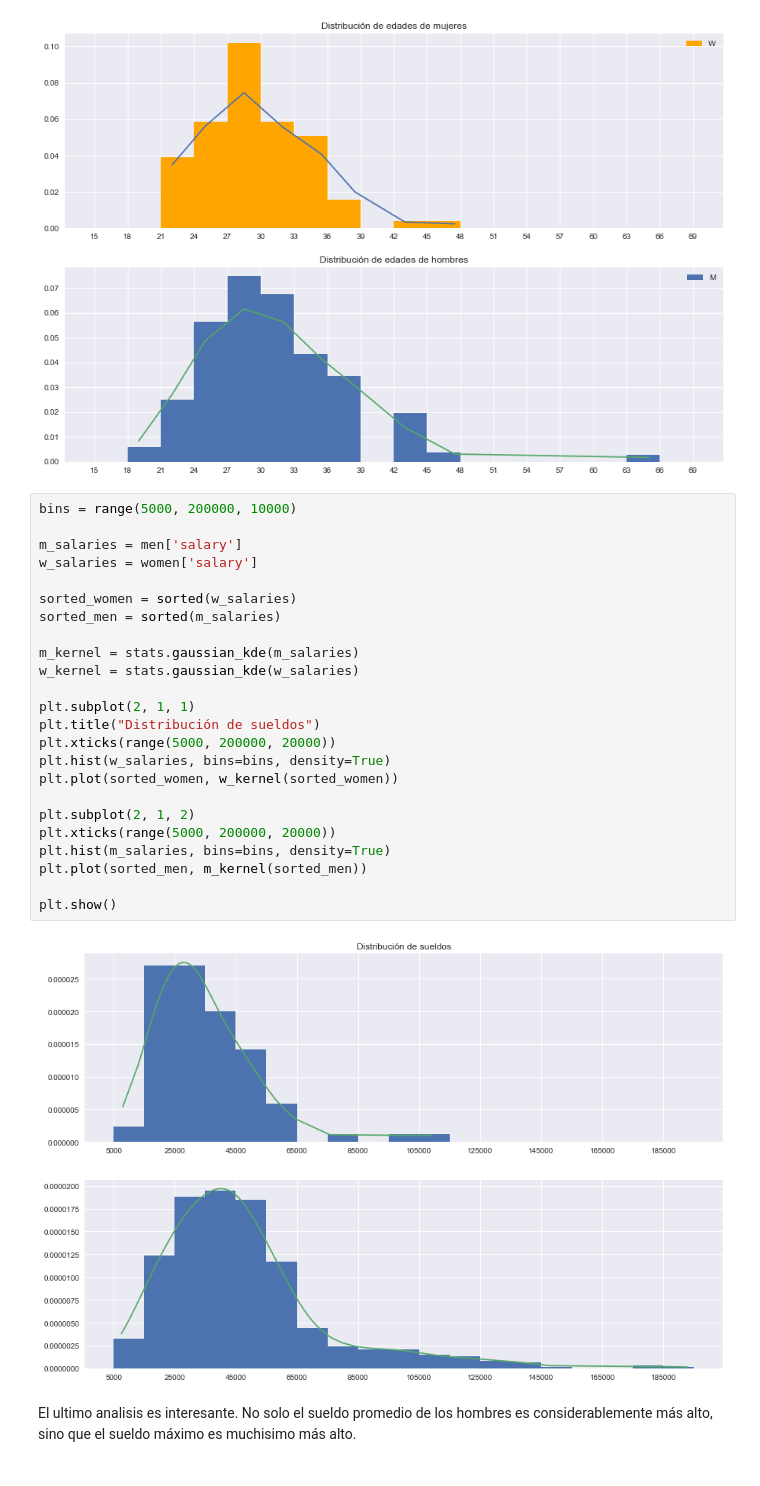
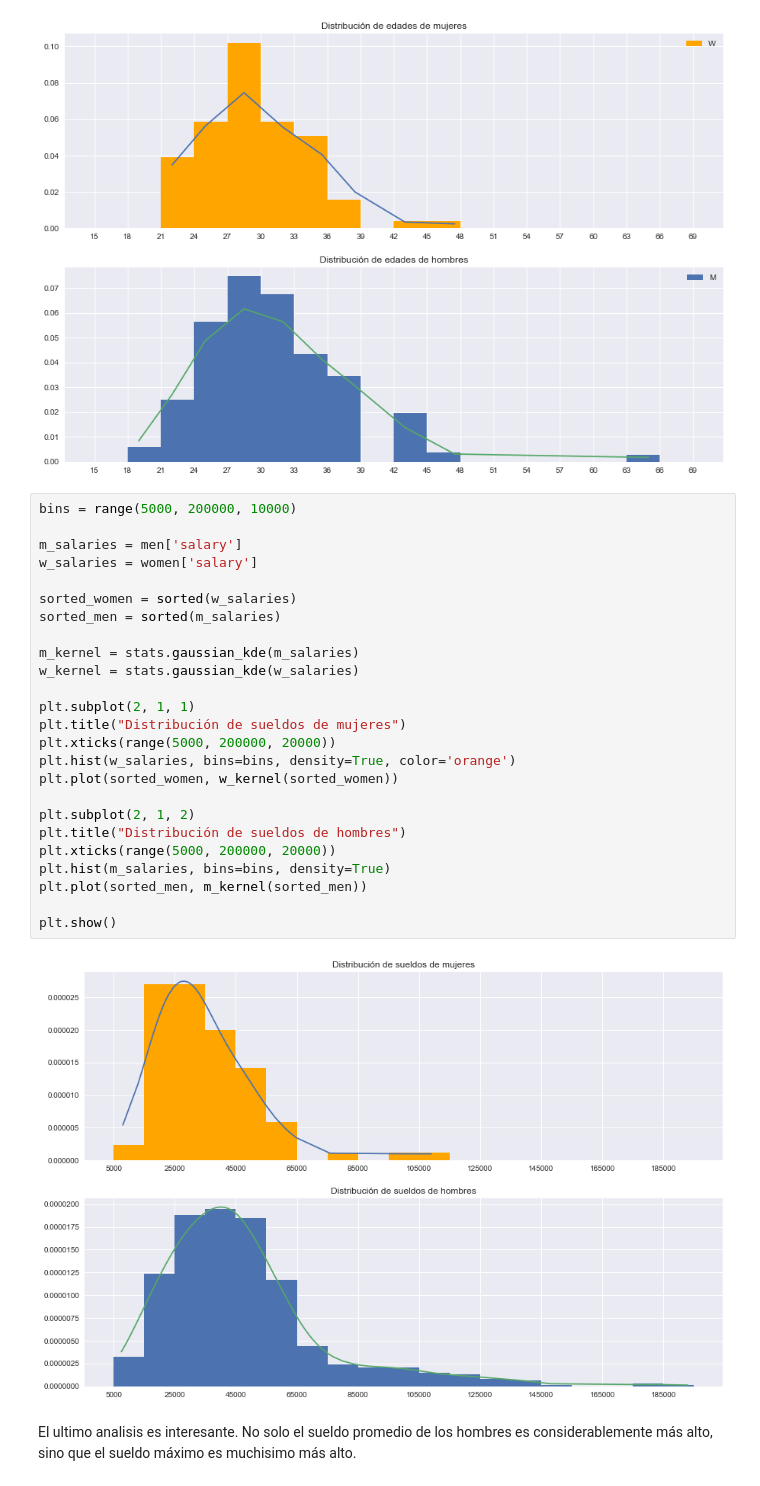
Before and after one commit to AndresOsinski/EncuestaSalarial2018, a Jupyter notebook: Sueldos.ipynb, the cells around one changed output. Saved outputs shown, nothing was run; the diff lists cells and outputs as text.

Commit message:
More graph purtiness

```diff
--- a/Sueldos.ipynb
+++ b/Sueldos.ipynb
@@ -89,29 +89,30 @@ plt.show()
 # %%
 bins = range(5000, 200000, 10000)
 
 m_salaries = men['salary']
 w_salaries = women['salary']
 
 sorted_women = sorted(w_salaries)
 sorted_men = sorted(m_salaries)
 
 m_kernel = stats.gaussian_kde(m_salaries)
 w_kernel = stats.gaussian_kde(w_salaries)
 
 plt.subplot(2, 1, 1)
-plt.title("Distribución de sueldos")
+plt.title("Distribución de sueldos de mujeres")
 plt.xticks(range(5000, 200000, 20000))
-plt.hist(w_salaries, bins=bins, density=True)
+plt.hist(w_salaries, bins=bins, density=True, color='orange')
 plt.plot(sorted_women, w_kernel(sorted_women))
 
 plt.subplot(2, 1, 2)
+plt.title("Distribución de sueldos de hombres")
 plt.xticks(range(5000, 200000, 20000))
 plt.hist(m_salaries, bins=bins, density=True)
 plt.plot(sorted_men, m_kernel(sorted_men))
 
 plt.show()
 # %% [output]
-[figure, old version]
+[figure, new version]
 # %% [markdown]
 El ultimo analisis es interesante. No solo el sueldo promedio de los hombres es considerablemente más alto, sino que el sueldo máximo es muchisimo más alto.
 # %% [markdown]
```
